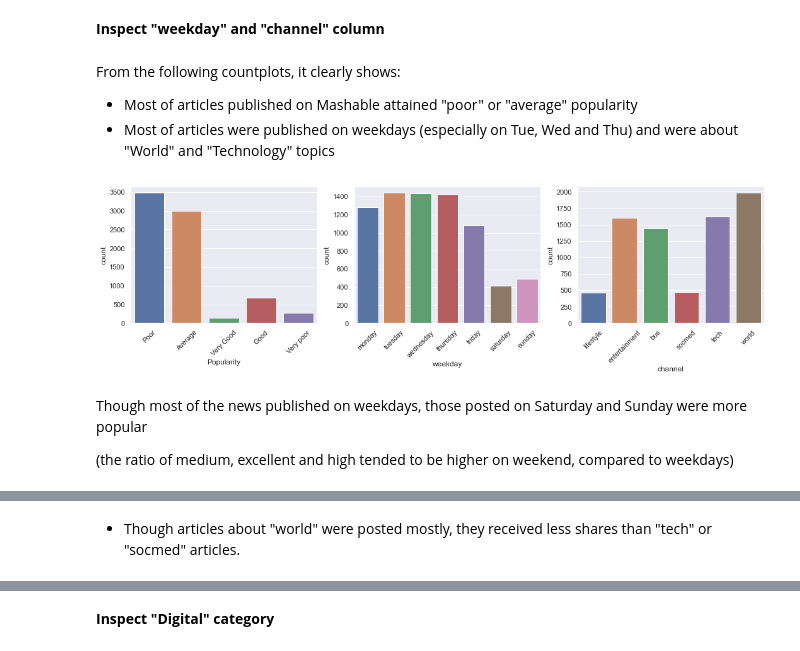
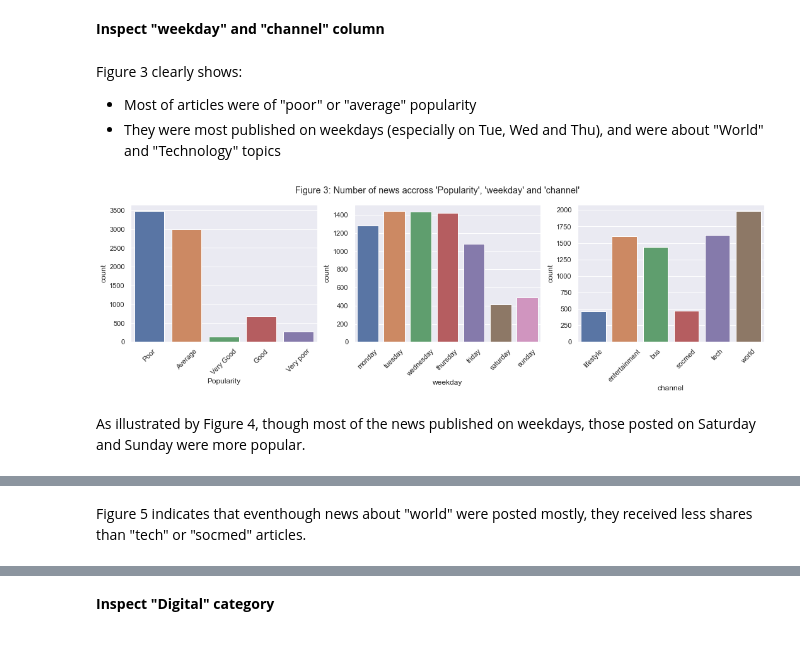
Before and after one commit to Hoaduong1990/Group2_pandas, a Jupyter notebook: online_news_popularity/online_news_popularity.ipynb, the cells around one changed output, grey strips where cells are left out. Drawn from its saved outputs; the diff is of its cells as text; code cells hidden in the pictures.

```diff
--- a/online_news_popularity/online_news_popularity.ipynb
+++ b/online_news_popularity/online_news_popularity.ipynb
@@ -233,9 +235,3 @@ The below codes only use for double check with the tidy data later (because afte
 # %%
 channel_ls = ['lifestyle', 'entertainment', 'bus', 'socmed', 'tech', 'world']
 weekday_ls = ['monday','tuesday', 'wednesday', 'thursday', 'friday', 'saturday', 'sunday']
-# %%
-no_obs_have_channel = 0
-for i in channel_ls:
-    no_obs_have_channel += sum(df[i] == 1)
-
-print(no_obs_have_channel)
@@ -244,6 +237,0 @@ print(no_obs_have_channel)
-# %%
-no_obs_have_weekday = 0
-for i in weekday_ls:
-    no_obs_have_weekday += sum(df[i] == 1)
-
-print(no_obs_have_weekday)
@@ -432,23 +399,22 @@ c = df4.channel.unique().tolist()
 # %%
 popularity_weekday_channel = [a] + [b] + [c]
 # %% [markdown]
-From the following countplots, it clearly shows:
-- Most of articles published on Mashable attained "poor" or "average" popularity
-- Most of articles were published on weekdays (especially on Tue, Wed and Thu) and were about "World" and "Technology" topics
+Figure 3 clearly shows:
+- Most of articles were of "poor" or "average" popularity
+- They were most published on weekdays (especially on Tue, Wed and Thu), and were about "World" and "Technology" topics
 # %%
 fig, ax = plt.subplots(1,3,figsize = (18,4))
 sns.countplot(x = "Popularity", data = df4, ax = ax[0]);
 sns.countplot(x = "weekday", data= df4, ax = ax[1]);
 sns.countplot(x = "channel", data=df4, ax = ax[2]);
+fig.suptitle("Figure 3: Number of news accross 'Popularity', 'weekday' and 'channel'")
 for i in range(3):
     ax[i].set_xticklabels(labels = popularity_weekday_channel[i], rotation = 45)
 plt.show()
 # %% [output]
-[figure, old version]
+[figure, new version]
 # %% [markdown]
-Though most of the news published on weekdays, those posted on Saturday and Sunday were more popular
-
-(the ratio of medium, excellent and high tended to be higher on weekend, compared to weekdays)
+As illustrated by Figure 4, though most of the news published on weekdays, those posted on Saturday and Sunday were more popular.
 # %%
 data = df4.pivot_table(index = ["Popularity","weekday","channel"], values = "shares", aggfunc = "count").reset_index()
 # %%
@@ -483,4 +449,4 @@ fig2.show()
 # %% [output]
 [interactive output not drawn]
 # %% [markdown]
-- Though articles about "world" were posted mostly, they received less shares than "tech" or "socmed" articles.
+Figure 5 indicates that eventhough news about "world" were posted mostly, they received less shares than "tech" or "socmed" articles.
```
Also changed, not shown: parts of 38 cells of this notebook.
